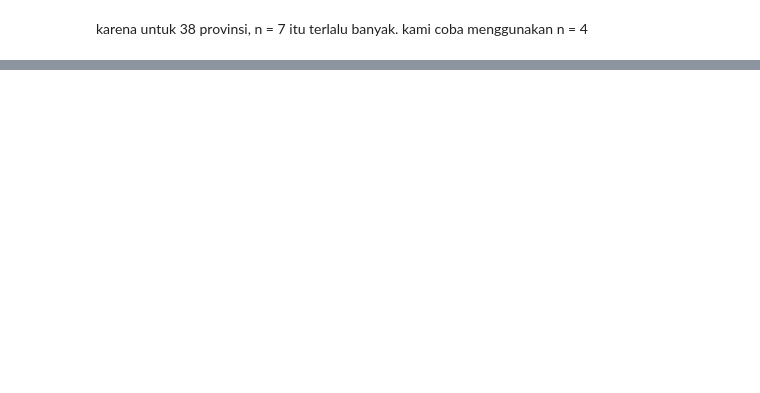
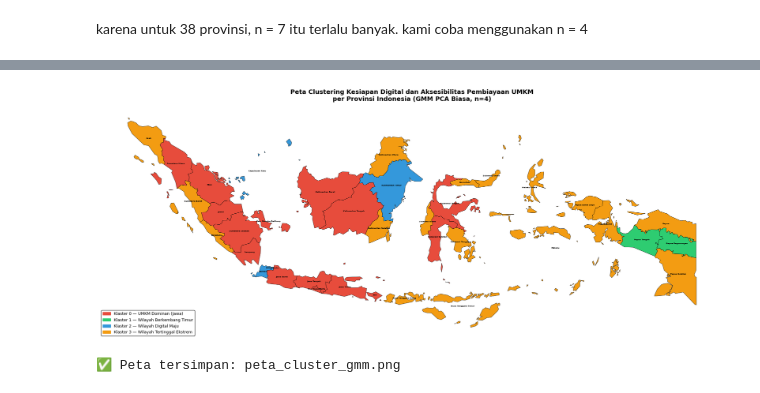
Before and after one commit to mmalveaffs-beep/DatMin---Clustering-UMKM, a Jupyter notebook: Code kompilasi 2.ipynb, the cells around one changed output, grey strips where cells are left out. Drawn from its saved outputs; the diff is of its cells as text; code cells hidden in the pictures; blank space fills up the shorter version.

Commit message:
Spatial Visualisasi, pemetaan cluster

```diff
--- a/Code kompilasi 2.ipynb
+++ b/Code kompilasi 2.ipynb
@@ -1477,0 +1588,8 @@ Klaster 3 (1 provinsi):
+# %%
+import geopandas as gpd
+
+# Load dari file lokal
+gdf = gpd.read_file("Geojson Indo.geojson")  # sesuaikan nama filenya
+print("Kolom:", gdf.columns.tolist())
+print("Nama provinsi di kolom PROVINSI:")
+print(sorted(gdf['PROVINSI'].tolist()))
@@ -1477,0 +1664,49 @@ Klaster 3 (1 provinsi):
+# %%
+import matplotlib.pyplot as plt
+import matplotlib.patches as mpatches
+
+# Warna per cluster
+cluster_colors = {
+    0: '#E74C3C',  # Merah
+    1: '#2ECC71',  # Hijau
+    2: '#3498DB',  # Biru
+    3: '#F39C12'   # Oranye
+}
+
+gdf_merged['color'] = gdf_merged['Cluster_GMM'].map(cluster_colors).fillna('#CCCCCC')
+
+fig, ax = plt.subplots(figsize=(20, 10))
+gdf_merged.plot(color=gdf_merged['color'], ax=ax,
+                edgecolor='black', linewidth=0.5)
+
+# Label nama provinsi
+for idx, row in gdf_merged.iterrows():
+    if row.geometry:
+        centroid = row.geometry.centroid
+        ax.annotate(row['Provinsi'],
+                   xy=(centroid.x, centroid.y),
+                   fontsize=4.5, ha='center', color='black',
+                   fontweight='bold')
+
+# Legend
+cluster_names = {
+    0: 'Klaster 0 — UMKM Dominan (Jawa)',
+    1: 'Klaster 1 — Wilayah Berkembang Timur',
+    2: 'Klaster 2 — Wilayah Digital Maju',
+    3: 'Klaster 3 — Wilayah Tertinggal Ekstrem'
+}
+patches = [mpatches.Patch(color=cluster_colors[k], label=cluster_names[k])
+           for k in cluster_colors]
+ax.legend(handles=patches, loc='lower left', fontsize=9,
+          framealpha=0.9, edgecolor='black')
+
+ax.set_title('Peta Clustering Kesiapan Digital dan Aksesibilitas Pembiayaan UMKM\nper Provinsi Indonesia (GMM PCA Biasa, n=4)',
+             fontsize=14, fontweight='bold', pad=15)
+ax.axis('off')
+plt.tight_layout()
+plt.savefig('peta_cluster_gmm.png', dpi=200, bbox_inches='tight')
+plt.show()
+print("✅ Peta tersimpan: peta_cluster_gmm.png")
+# %% [output]
+[figure, added]
+✅ Peta tersimpan: peta_cluster_gmm.png
```
Also changed, not shown: parts of 35 cells of this notebook, 7 other files.
